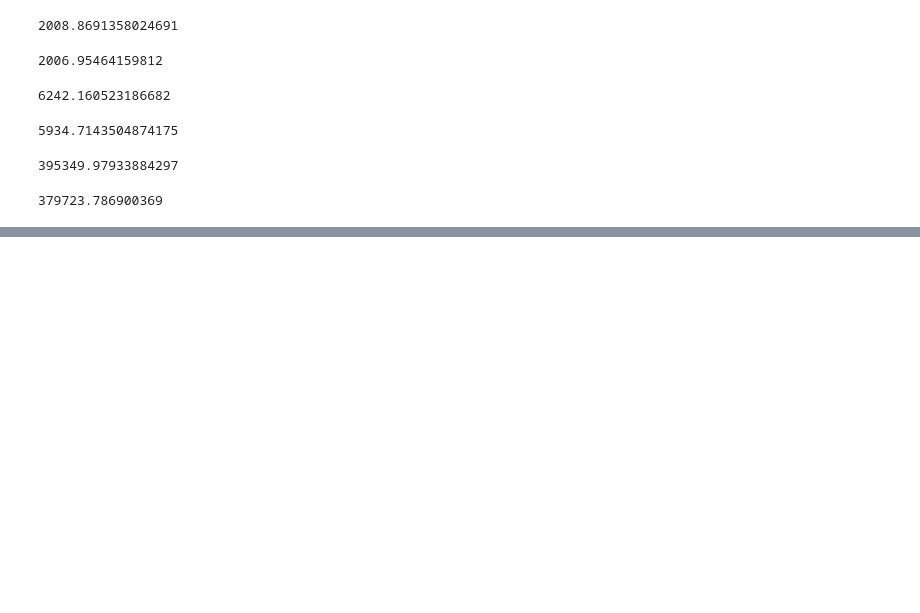
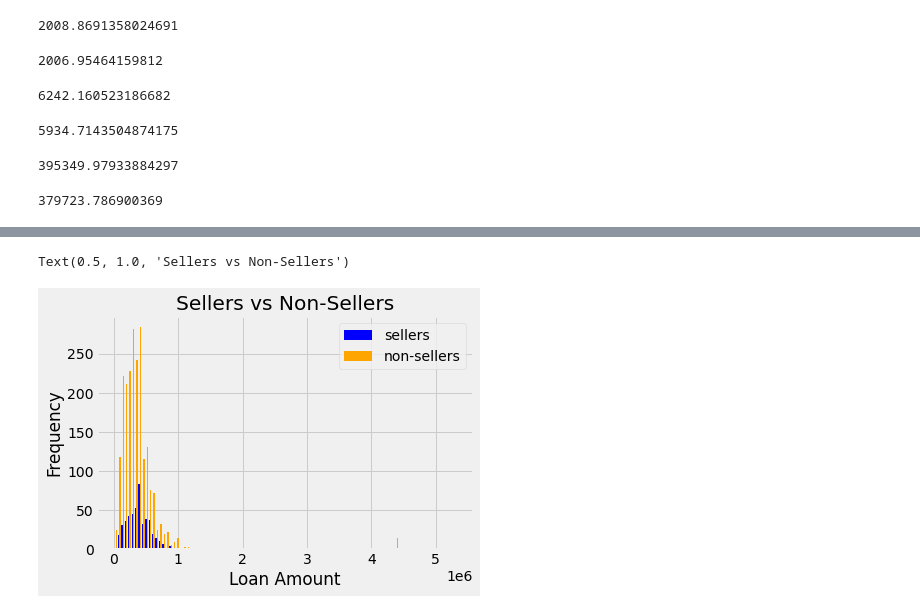
Before and after one commit to mhorstman/Final_Project_Team_1, a Jupyter notebook: Neighborhood_Supervised_Learning/West_Hollywood_Supervised_Learning.ipynb, the cells around one changed output, grey strips where cells are left out. Drawn from its saved outputs; the diff is of its cells as text; code cells hidden in the pictures; blank space fills up the shorter version.

```diff
--- a/Neighborhood_Supervised_Learning/West_Hollywood_Supervised_Learning.ipynb
+++ b/Neighborhood_Supervised_Learning/West_Hollywood_Supervised_Learning.ipynb
@@ -973,0 +1029,22 @@ West_Hollywood_NonSellers_df['LOANAMOUT1'][West_Hollywood_NonSellers_df['LOANAMO
+# %%
+# Now do a side-by-side histogram
+
+x1 = West_Hollywood_Sellers_df['LOANAMOUT1'][West_Hollywood_Sellers_df['LOANAMOUT1'] != 0]
+x2 = West_Hollywood_NonSellers_df['LOANAMOUT1'][West_Hollywood_NonSellers_df['LOANAMOUT1'] != 0]
+
+colors = ['blue', 'orange']
+names = ['sellers', 'non-sellers']
+
+plt.hist([x1, x2],
+         bins = 100,
+         #normed=True,
+         color = colors,
+         label=names)
+
+plt.legend()
+plt.xlabel('Loan Amount')
+plt.ylabel('Frequency')
+plt.title('Sellers vs Non-Sellers')
+# %% [output]
+Text(0.5, 1.0, 'Sellers vs Non-Sellers')
+[figure, added]
```
Also changed, not shown: parts of 26 cells of this notebook, 4 other files.
